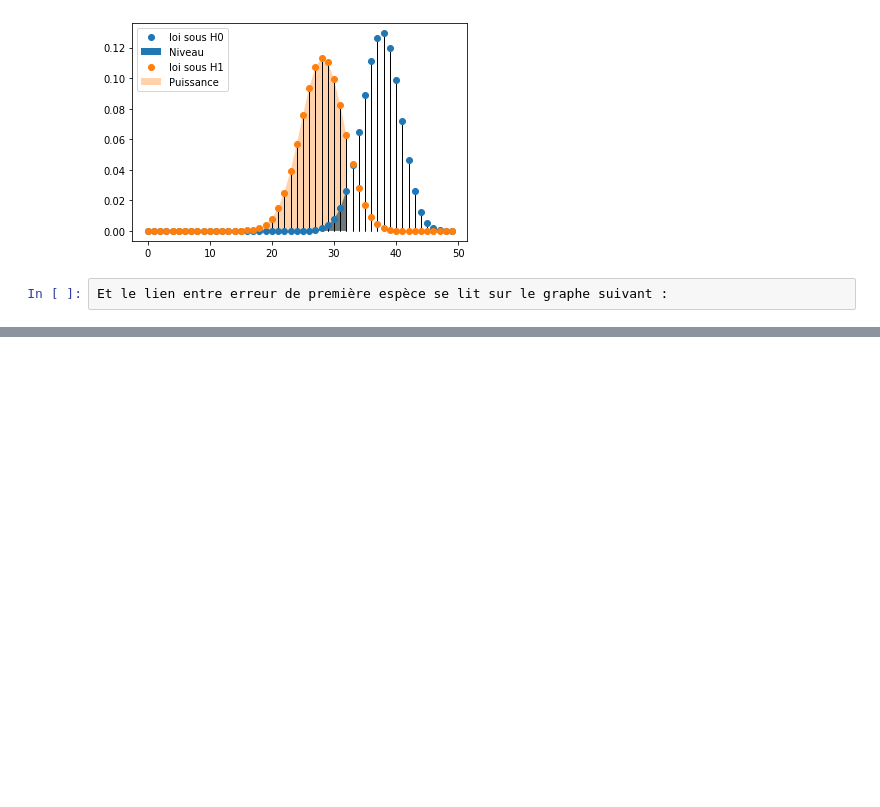
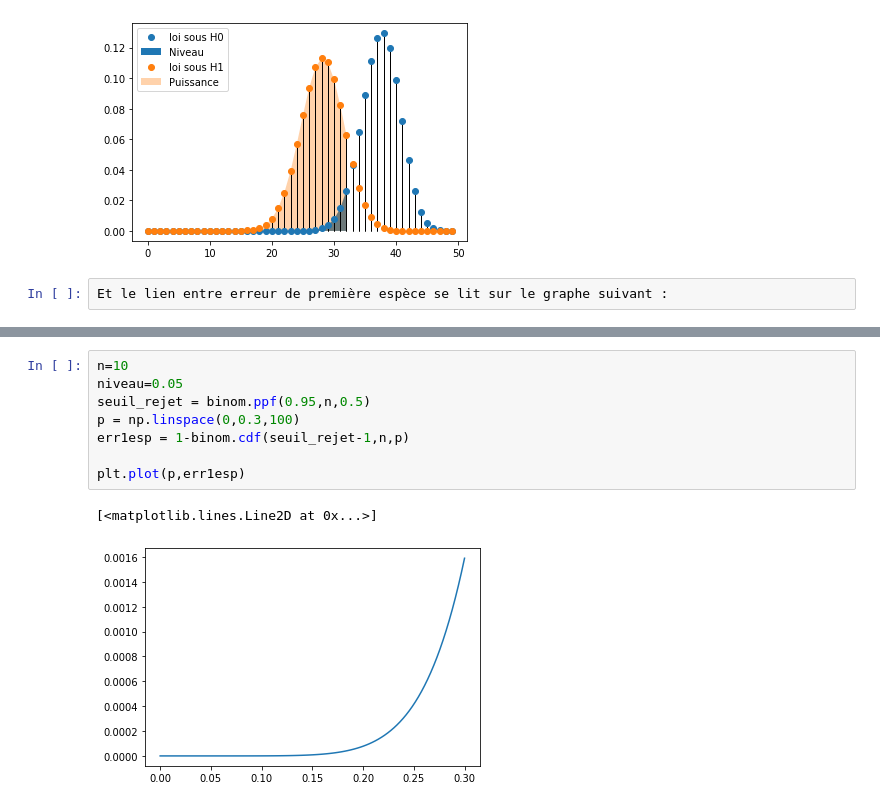
Before and after one commit to baeyc/tpTestsL3MASS, a Jupyter notebook: tp1.ipynb, the cells around one changed output, grey strips where cells are left out. Drawn from its saved outputs; the diff is of its cells as text; blank space fills up the shorter version.

```diff
--- a/tp1.ipynb
+++ b/tp1.ipynb
@@ -144,0 +247,11 @@ On a donc $\Theta_0 = \{p_0\}$ et $\Theta_1 = ]p_0,1]$.
+# %%
+n=10
+niveau=0.05
+seuil_rejet = binom.ppf(0.95,n,0.5)
+p = np.linspace(0,0.3,100)
+err1esp = 1-binom.cdf(seuil_rejet-1,n,p)
+
+plt.plot(p,err1esp)
+# %% [output]
+[<matplotlib.lines.Line2D at 0x...>]
+[figure, added]
```
Also changed, not shown: parts of 18 cells of this notebook.
